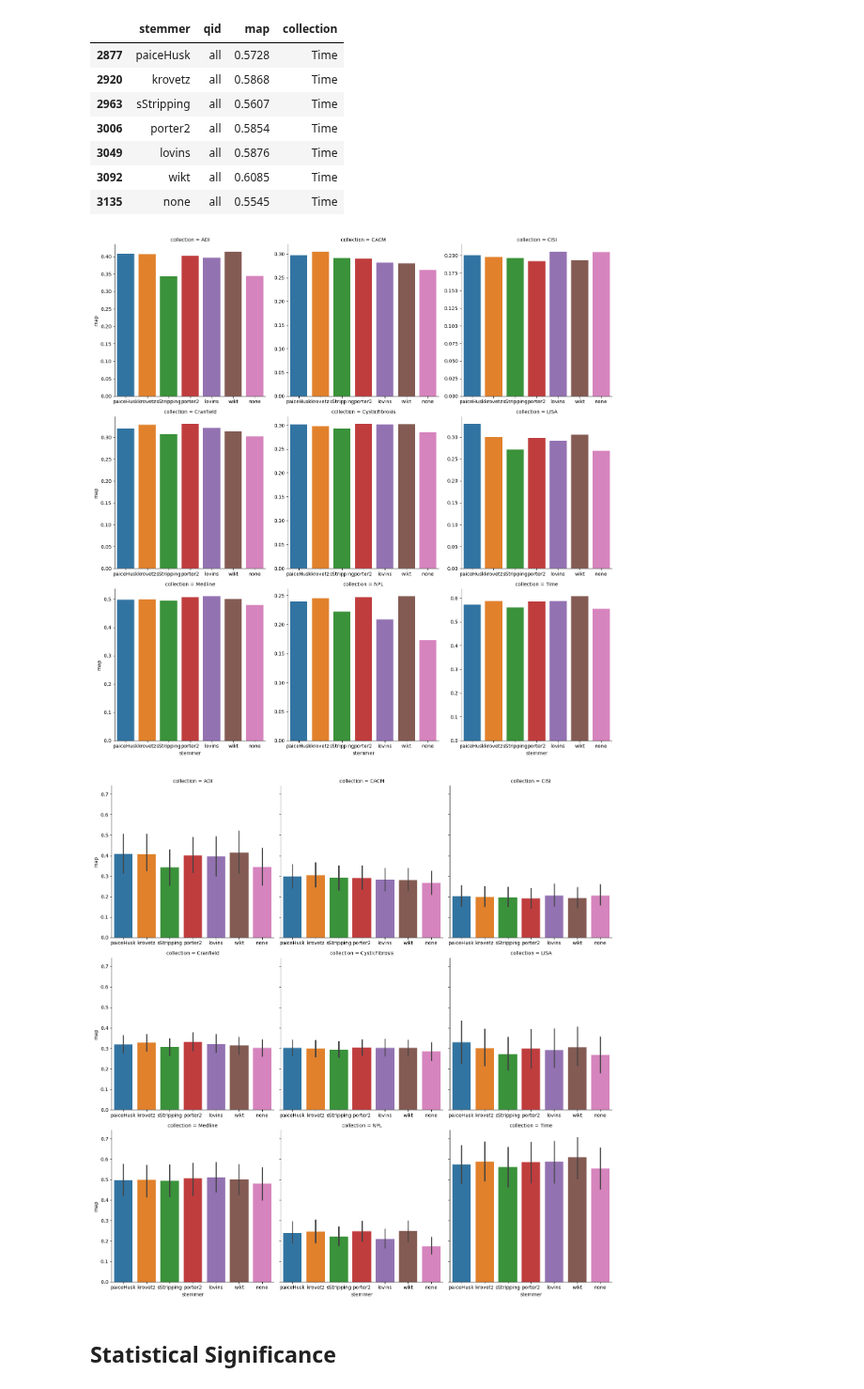
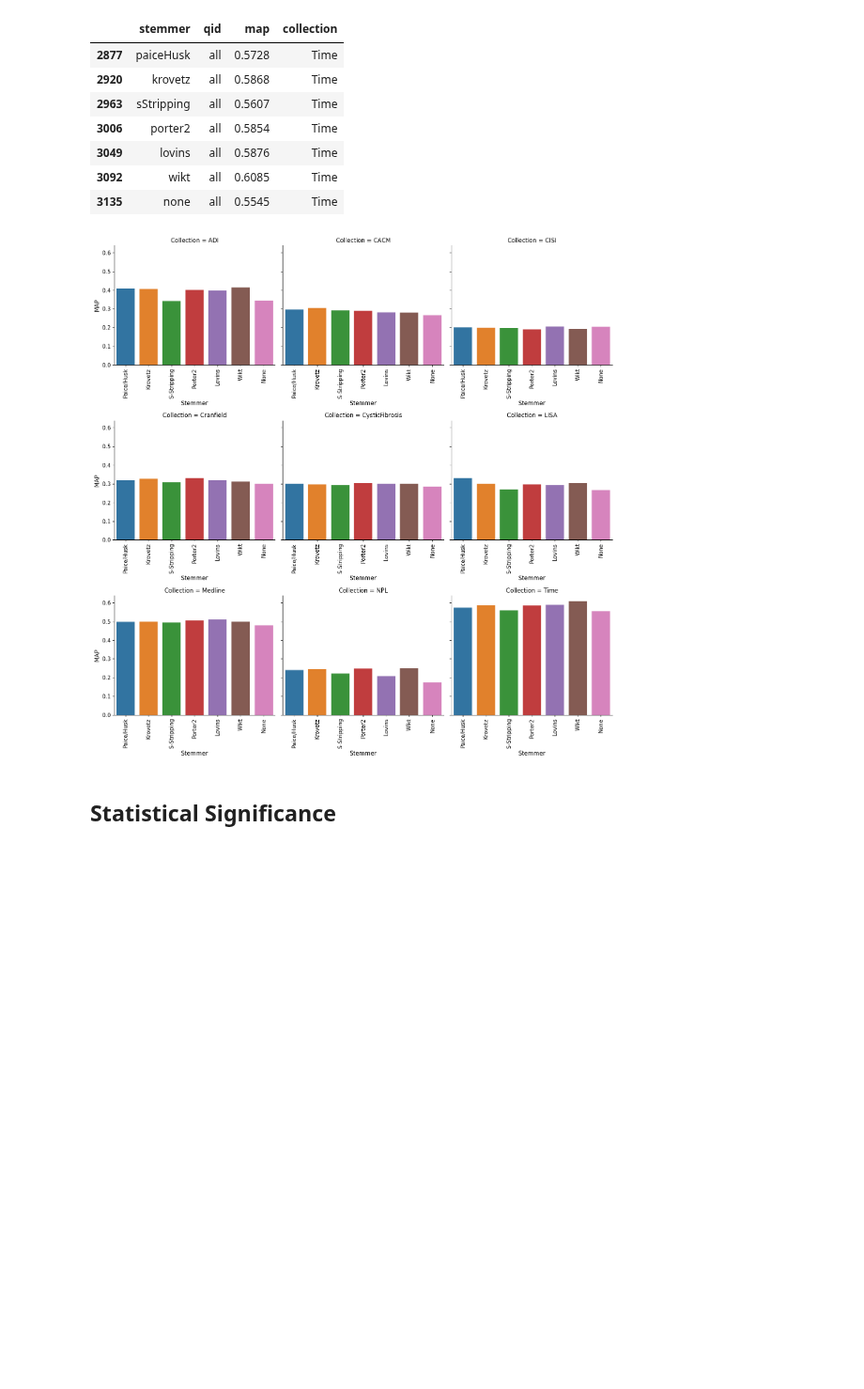
Before and after one commit to Axiomatic314/Stemming, a Jupyter notebook: preTrec/preTrec.ipynb, the cells around one changed output. Shown at 94% size. Cells and saved outputs as stored; diff of their text form; code cells hidden in the pictures; blank space fills up the shorter version.

Commit message:
tidied up graphs

```diff
--- a/preTrec/preTrec.ipynb
+++ b/preTrec/preTrec.ipynb
@@ -8,12 +8,25 @@ import matplotlib.ticker as ticker
 from scipy import stats
 import itertools
 
-data_dir = path.join("/home/katelyn/Documents/COSC490/Stemming/Data","pre-trec")
+data_dir = path.join("/home/harka424/Documents/COSC490/Stemming/Data","pre-trec")
 labels = ["paiceHusk", "krovetz", "sStripping", "porter2", "lovins", "wikt", "none"]
+labels_title = ["Paice/Husk", "Krovetz", "S-Stripping", "Porter2", "Lovins", "Wikt", "None"]
 collections_shorthand = ["adi", "cacm", "cisi", "cran", "cf", "lisa", "med", "npl", "time"]
 collections = ["ADI", "CACM", "CISI", "Cranfield", "CysticFibrosis", "LISA", "Medline", "NPL", "Time"]
 MARKERS = ["o","^","s","*","d", "P", "X"]
 marker = itertools.cycle(MARKERS)
+# %%
+SMALL_SIZE = 11
+MEDIUM_SIZE = 12
+BIGGER_SIZE = 14
+
+plt.rc('font', size=SMALL_SIZE)          # controls default text sizes
+plt.rc('axes', titlesize=SMALL_SIZE)     # fontsize of the axes title
+plt.rc('axes', labelsize=MEDIUM_SIZE)    # fontsize of the x and y labels
+plt.rc('xtick', labelsize=SMALL_SIZE)    # fontsize of the tick labels
+plt.rc('ytick', labelsize=SMALL_SIZE)    # fontsize of the tick labels
+plt.rc('legend', fontsize=SMALL_SIZE)    # legend fontsize
+plt.rc('figure', titlesize=BIGGER_SIZE)  # fontsize of the figure title
 # %% [markdown]
 ## Preparing Data
 # %%
@@ -108,13 +121,19 @@ for collection in collections:
 | 3092 | wikt | all | 0.6085 | Time |
 | 3135 | none | all | 0.5545 | Time |
 # %%
-axes = sns.catplot(data=data_avg, kind="bar", x="stemmer", hue="stemmer", y="map", col="collection", col_wrap=3, sharex=False, sharey=False)
+graph = sns.catplot(data=data_avg, kind="bar", x="stemmer", hue="stemmer", y="map", col="collection", col_wrap=3, sharex=False)
+graph.set_titles(col_template="Collection = {col_name}")
+graph.set(ylabel="MAP",xlabel="Stemmer")
+for ax in graph.axes:
+    ax.xaxis.set_major_locator(ticker.FixedLocator(ax.get_xticks()))
+    ax.set_xticklabels(labels_title)
+    ax.tick_params(axis='x',labelrotation=90)
+plt.tight_layout()
 plt.show()
-axes = sns.catplot(data=data, kind="bar", x="stemmer", hue="stemmer", y="map", col="collection", col_wrap=3, sharex=False)
-plt.show()
+# axes = sns.catplot(data=data, kind="bar", x="stemmer", hue="stemmer", y="map", col="collection", col_wrap=3, sharex=False)
+# plt.show()
 # %% [output]
-[figure, old version]
+[figure, new version]
-[figure, removed]
 # %% [markdown]
 ## Statistical Significance
 # %% [markdown]
```
Also changed, not shown: 1 other file.
